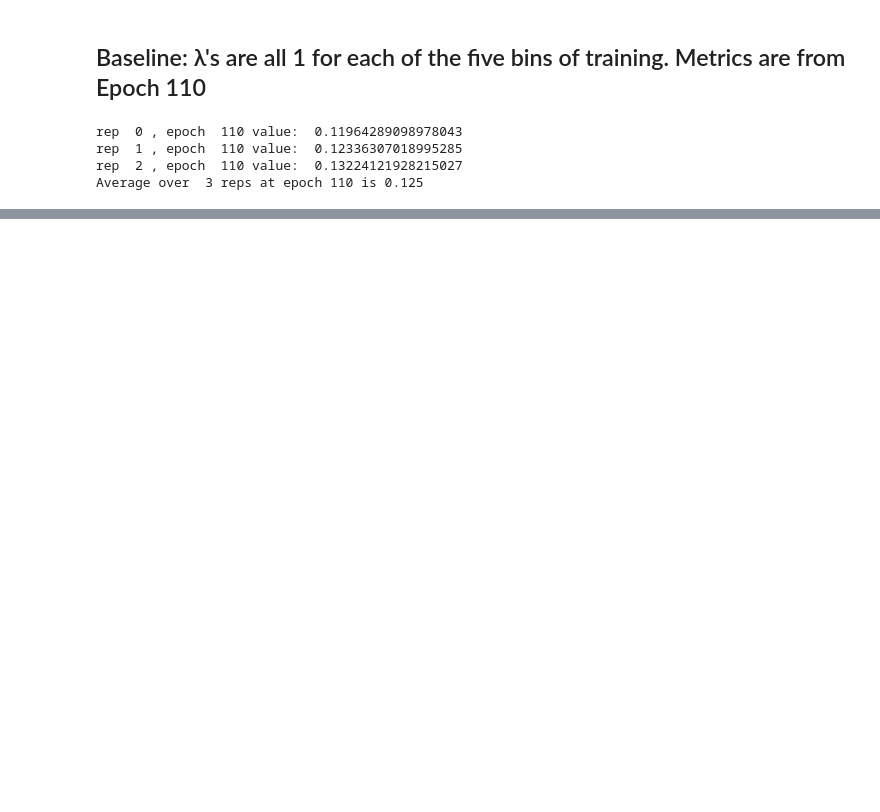
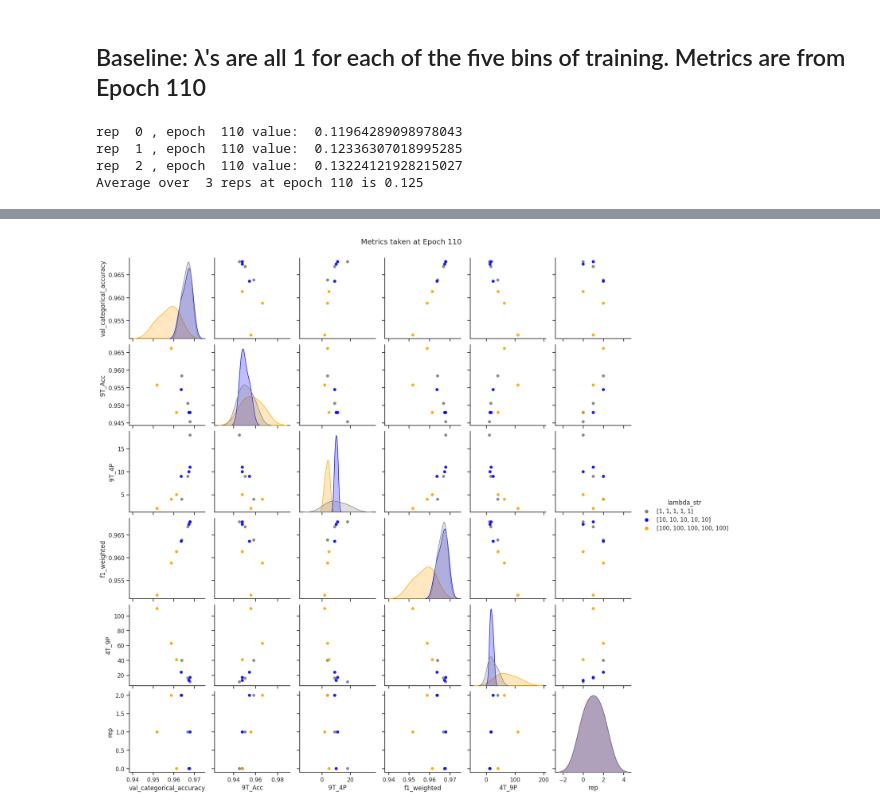
Before and after one commit to RachelRamirez/misclassification_matrix, a Jupyter notebook: Analyzing_Exp_5Bins_11Runs_40D_with_SGD_LR_0point1_DiffInitSeedsperRep_plus_Baselines.ipynb, the cells around one changed output, grey strips where cells are left out. Cells and saved outputs as stored; diff of their text form; code cells hidden in the pictures; blank space fills up the shorter version.

```diff
--- a/Analyzing_Exp_5Bins_11Runs_40D_with_SGD_LR_0point1_DiffInitSeedsperRep_plus_Baselines.ipynb
+++ b/Analyzing_Exp_5Bins_11Runs_40D_with_SGD_LR_0point1_DiffInitSeedsperRep_plus_Baselines.ipynb
@@ -1368,0 +1458,99 @@ Name: datetime, dtype: object
+# %%
+dataframe_110['lambda_str'] = dataframe_110['lambdas'].astype(str)
+
+
+import seaborn as sns
+
+def plot_combinations(df, columns):
+  # Define the arrays as strings
+  array1 = str([1, 1, 1, 1, 1])
+  array2 = str([10, 10, 10, 10, 10])
+  array3 = str([100, 100, 100, 100, 100])
+
+  # Create a dictionary to map arrays to colors
+  color_palette = {
+      array1: 'gray',
+      array2: 'blue',
+      array3: 'orange',
+      # array7: 'red'
+  }
+
+  sns.set(style='ticks')
+  plot = sns.pairplot(df[columns], hue='lambda_str', palette=color_palette, kind='scatter',  plot_kws={'linewidth': 0, 'alpha': 0.9, } )   #I cannot get this to work: 'style': rep
+  plot.fig.suptitle('Metrics taken at Epoch 110', y=1.02)
+  plot.savefig('pairplot_epoch110_just_3_baselines.pdf', dpi=300, bbox_inches='tight')
+  plt.show()
+
+
+
+# filtered_df_110 = dataframe_110[~dataframe_110['lambdas'].apply(lambda x: 10 in x)]
+
+columns = ['val_categorical_accuracy', '9T_Acc', '9T_4P', 'f1_weighted', '4T_9P', 'lambda_str' , 'rep']
+
+
+#target_array = np.array([1, 1, 1, 1, 10])
+
+
+# Filter rows where the "lambdas" column matches the target array
+# filtered_df = df.loc[df['lambdas'].apply(lambda x: np.array_equal(x, target_array))]
+
+# print(filtered_df.columns)
+import numpy as np
+import pandas as pd
+
+# # Sample DataFrame
+# df = pd.DataFrame({'lambdas': [np.array([1, 1, 1, 1, 1]),
+#                                np.array([2, 2, 2, 2, 2]),
+#                                np.array([10, 10, 10, 10, 10]),
+#                                np.array([5, 5, 5, 5, 5]),
+#                                np.array([1, 1, 1, 1, 1])]})
+
+
+
+# Filtering the DataFrame
+def filtered_df(df):
+  # Target arrays
+  target_array1 = np.array([1, 1, 1, 1, 1])
+  target_array2 = np.array([10, 10, 10, 10, 10])
+  target_array3 = np.array([100, 100, 100, 100, 100])
+
+  return df[df['lambdas'].apply(lambda x: np.array_equal(x, target_array1) or np.array_equal(x, target_array2) or np.array_equal(x, target_array3))]
+
+filtered_df_110 = filtered_df(dataframe_110)
+# Printing the filtered DataFrame
+# print(filtered_df_110)
+
+plot_combinations(filtered_df_110, columns)
+
+# Define the arrays as strings
+array1 = str([1, 1, 1, 1, 1])
+array2 = str([10, 10, 10, 10, 10])
+array3 = str([100, 100, 100, 100, 100])
+
+# Create a dictionary to map arrays to colors
+color_palette = {
+    array1: 'gray',
+    array2: 'blue',
+    array3: 'orange',
+    # array7: 'red'
+}
+
+
+
+# List of desired columns
+desired_columns = ['val_categorical_accuracy', '9T_4P', '4T_9P', '9T_Acc', 'lambda_str', 'rep']
+columns = ['val_categorical_accuracy', '9T_4P', '4T_9P', '9T_Acc', 'lambda_str', 'rep']
+
+# Filtered DataFrame with desired columns
+filtered_df_110 = filtered_df_110[desired_columns].copy()
+
+
+
+# Create a list of unique combinations of columns
+column_combinations = list(zip(filtered_df_110.columns, filtered_df_110.columns[1:]))
+
+# Create the pairwise comparison plot
+sns.pairplot(filtered_df_110[columns], plot_kws={'alpha': 0.5, 'markers':["o", "s", "D"], 'style':filtered_df_110['rep']}, corner=True,
+             diag_kind='auto', hue='lambda_str',)
+# %% [output]
+[figure, added]
```
Also changed, not shown: parts of 23 cells of this notebook.
